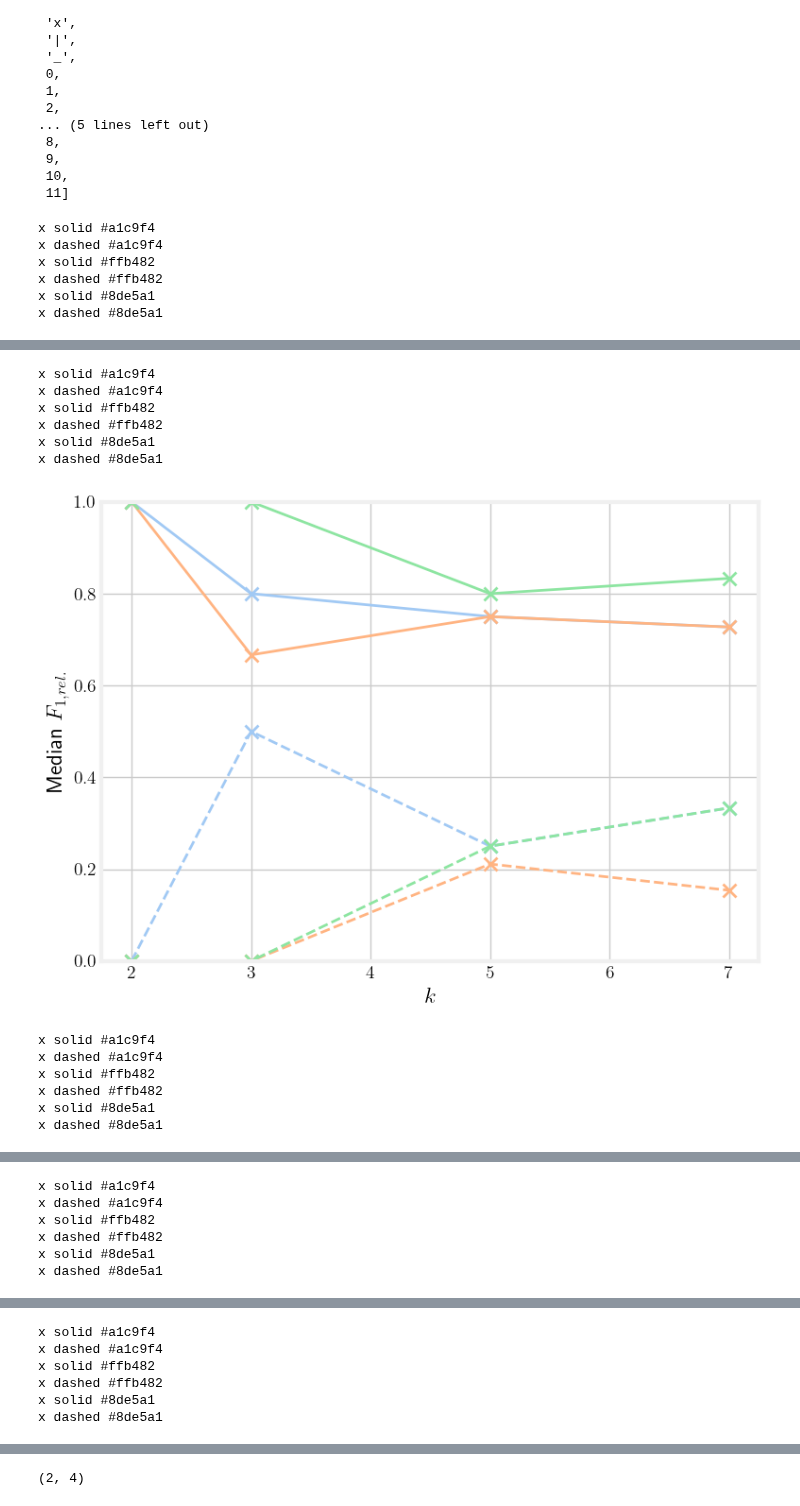
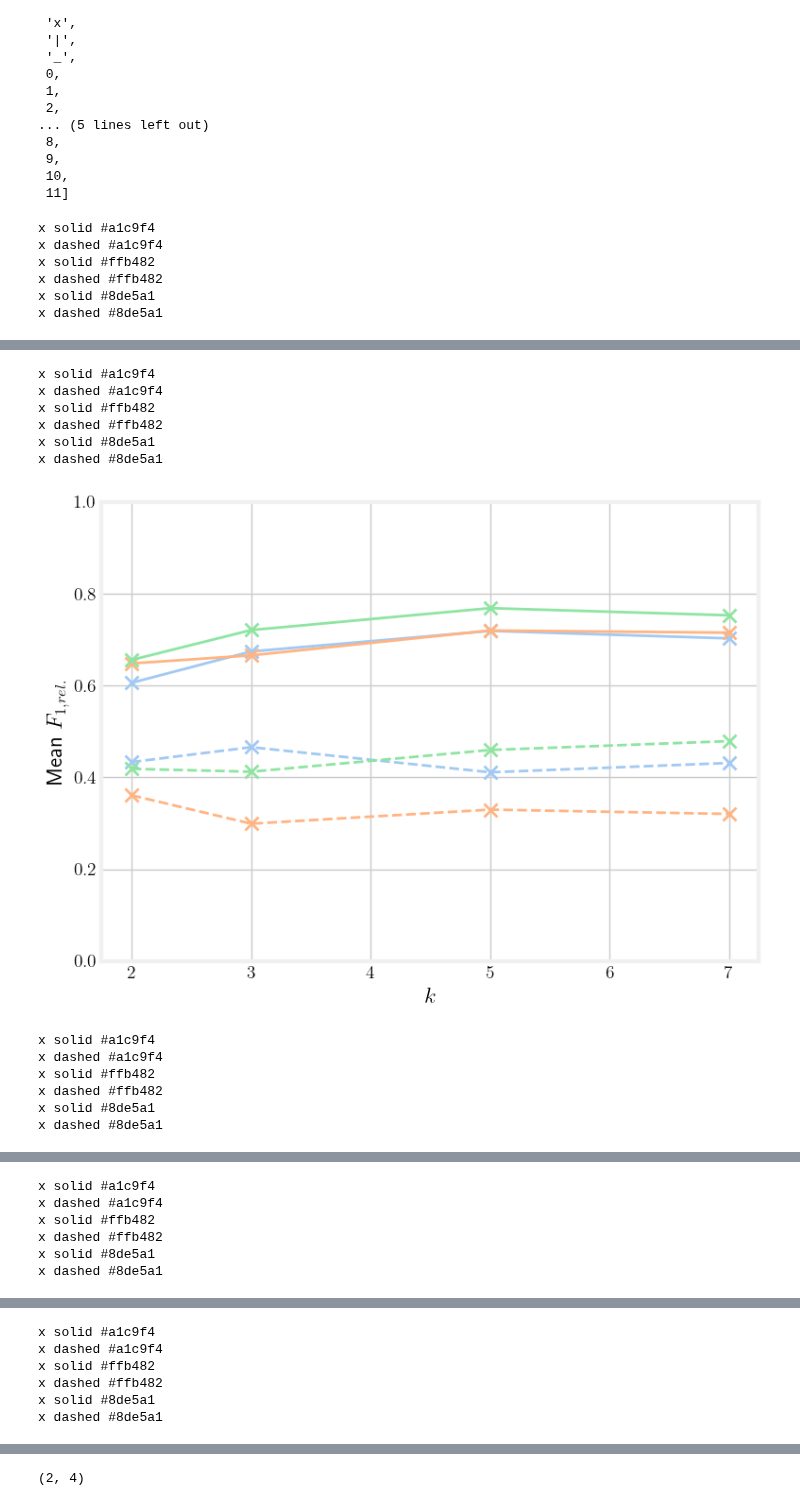
Before and after one commit to hereditary-eu/OnSET, a Jupyter notebook: exploration/querying/result-parse.ipynb, the cells around one changed output, grey strips where cells are left out. Drawn from its saved outputs; the diff is of its cells as text; code cells hidden in the pictures.

Commit message:
plot mean

```diff
--- a/exploration/querying/result-parse.ipynb
+++ b/exploration/querying/result-parse.ipynb
@@ -104,6 +104,8 @@ df
 | 2101 | 0.000000 | 0.000000 | 0.000000 | 0.000000 | 0.000000 | 0.000 | 93.0 | -0.056818 | A person is a member of a sports ... | ... |
 | 2102 | 0.727273 | 1.000000 | 0.571429 | 0.181818 | 0.333333 | 0.125 | 86.0 | 0.022727 | A person is a member of a sports ... | ... |
 26376 rows × 18 columns
+# %%
+df['n_nodes']= df['n_nodes'].astype(int)
 # %%
 df["model"].unique()
 # %% [output]
@@ -238,8 +240,8 @@ query_gen_compare = df_clean[
 grouped_query_gen_compare = query_gen_compare.groupby(
     ["n_nodes", "generator", "stage"]
 )[["f1_score", "normed_ged"]]
-grouped_query_gen_compare_mean=grouped_query_gen_compare.mean()
-grouped_query_gen_compare_std=grouped_query_gen_compare.std()
+grouped_query_gen_compare_mean = grouped_query_gen_compare.mean()
+grouped_query_gen_compare_std = grouped_query_gen_compare.std()
 grouped_query_gen_compare_percentiles = grouped_query_gen_compare.quantile(
     [0.25, 0.5, 0.75]
 )
@@ -248,13 +250,15 @@ grouped_query_gen_compare_mean = grouped_query_gen_compare_mean.rename(
 ).rename_axis(
     [column_map["n_nodes"], column_map["generator"], column_map["stage"]], axis=0
 )
+grouped_query_gen_compare_mean = grouped_query_gen_compare_mean.rename(
+    columns={k: f"Mean {k}" for k in grouped_query_gen_compare_mean.columns}
+)
 
-
-grouped_query_gen_compare_mean["$p$-value"]=""
+grouped_query_gen_compare_mean["$p$-value"] = ""
 for n_nodes in query_gen_compare["n_nodes"].unique():
     for origin in ["llama", "templated"]:
         print("Two-sample t-test for n_nodes =", n_nodes, "and origin =", origin)
-        test= stats.ttest_ind(
+        test = stats.ttest_ind(
             query_gen_compare[
                 (query_gen_compare["generator"] == origin)
                 & (query_gen_compare["n_nodes"] == n_nodes)
@@ -265,6 +269,7 @@ for n_nodes in query_gen_compare["n_nodes"].unique():
                 & (query_gen_compare["n_nodes"] == n_nodes)
                 & (query_gen_compare["stage"] == "aligned")
             ]["f1_score"],
+            equal_var=False,
         )
         print(f"t-statistic: {test.statistic:.3f}, p-value: {test.pvalue:.3f}")
         grouped_query_gen_compare_mean.loc[
@@ -365,7 +384,7 @@ grouped_dfs_raw: dict[str, pd.DataFrame] = {}
 for dataset in datasets:
     model_compare = df_clean[df_clean["cfg_name"].str.strip() == dataset]
     model_compare = model_compare[~model_compare["stage"].str.contains("constrained")]
-    grouped_model_compare = model_compare.groupby(
+    model_compare_selected=model_compare.groupby(
         [
             "n_nodes",
             "stage",
@@ -379,9 +398,8 @@ for dataset in datasets:
             "normed_ged",
             "f1_score_rel",
         ]
-    ].quantile(quantiles)
-    grouped_dfs_raw[dataset] = (
-        grouped_model_compare.rename_axis(
+    ]
+    grouped_model_compare = model_compare_selected.quantile(quantiles).rename_axis(
             [
                 "n_nodes",
                 "stage",
@@ -390,6 +408,21 @@ for dataset in datasets:
                 "percentile",
             ]
         )
+    grouped_model_compare_mean = model_compare_selected.mean()
+    # append mean to the compare DataFrame with percentile as 'mean'
+    grouped_model_compare_mean['percentile'] = 'mean'
+    grouped_model_compare_mean.set_index(
+        "percentile",
+        append=True,
+        inplace=True,
+    )
+    grouped_model_compare = pd.concat(
+        [grouped_model_compare, grouped_model_compare_mean],
+        axis=0,
+    )
+
+    grouped_dfs_raw[dataset] = (
+        grouped_model_compare
         .reset_index()
         .copy()
     )
@@ -610,10 +660,10 @@ for dataset in grouped_dfs_raw.keys():
         for i, model in enumerate(df["model"].unique()):
             for stage in df["stage"].unique():
                 data = df[(df["stage"] == stage) & (df["model"] == model)]
-                lower, median, upper = tuple(
+                lower, median, upper, mean = tuple(
                     [
                         data[data["percentile"] == q][metric].to_numpy()
-                        for q in quantiles
+                        for q in quantiles + ["mean"]
                     ]
                 )
                 k = data[data["percentile"] == quantiles[1]]["n_nodes"].to_numpy()
@@ -635,7 +685,7 @@ for dataset in grouped_dfs_raw.keys():
                     # )
                     ax.plot(
                         k,
-                        median,
+                        mean,
                         label=f"{stage} - {model}",
                         marker=markers_stage[stage],
                         fillstyle="none",
@@ -650,7 +700,7 @@ for dataset in grouped_dfs_raw.keys():
 
         # ax.set_title(f"Comparison of {dataset} across stages and prompt types")
         ax.set_xlabel("$k$")
-        ax.set_ylabel(f"Median {column_map[metric]}")
+        ax.set_ylabel(f"Mean {column_map[metric]}")
         if metric == "f1_score" and dataset == "DBpedia":
             ax.legend(title="Stage - Model")
         ax.set_ylim(0, 1)
@@ -677,10 +727,10 @@ x dashed #8de5a1
 x solid #a1c9f4
 x dashed #a1c9f4
 x solid #ffb482
 x dashed #ffb482
 x solid #8de5a1
 x dashed #8de5a1
-[figure, old version]
+[figure, new version]
 x solid #a1c9f4
 x dashed #a1c9f4
 x solid #ffb482
```
Also changed, not shown: parts of 12 cells of this notebook, 19 other files.
